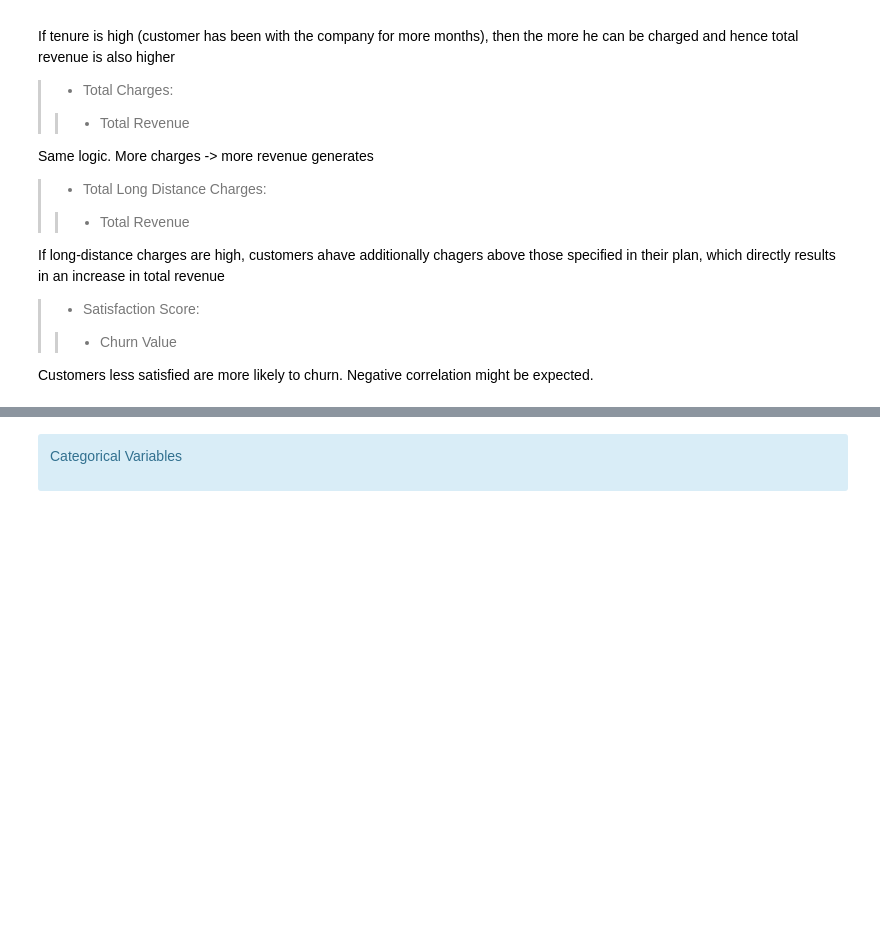
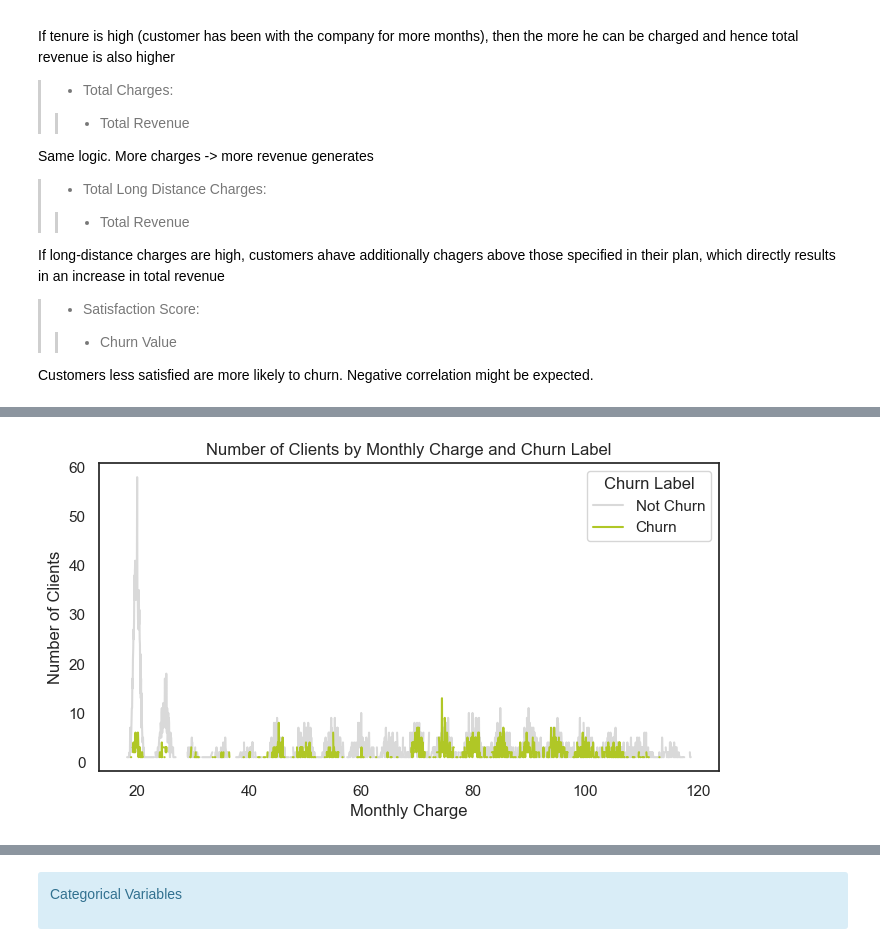
Before and after one commit to sarasustelosantos/bootcamp_group, a Jupyter notebook: 01_data_exploration.ipynb, the cells around one changed output, grey strips where cells are left out. Saved outputs shown, nothing was run; the diff lists cells and outputs as text; code cells hidden in the pictures; blank space fills up the shorter version.

```diff
--- a/01_data_exploration.ipynb
+++ b/01_data_exploration.ipynb
@@ -483,0 +533,23 @@ Customers less satisfied are more likely to churn. Negative correlation might be
+# %%
+
+
+# Group by Monthly Charge and count the number of clients for each Churn Label
+line_data = df.groupby(['Monthly Charge', 'Churn Label']).size().unstack()
+
+# Plot the line graph with custom colors
+line_data.plot(kind='line', figsize=(8, 4), color=['#D9D9D9', '#B0C726'])
+
+# Set labels and title
+plt.xlabel('Monthly Charge')
+plt.ylabel('Number of Clients')
+plt.title('Number of Clients by Monthly Charge and Churn Label')
+
+# Customize legend labels and colors
+legend_labels = ['Not Churn', 'Churn']
+plt.legend(legend_labels, title='Churn Label', loc='upper right')
+
+plt.savefig('outputs/Number of Clients by Monthly Charge and Churn Label.png', bbox_inches='tight', transparent=True)
+# Show the plot
+plt.show()
+# %% [output]
+[figure, added]
```
Also changed, not shown: parts of 17 cells of this notebook, 5 other files.
